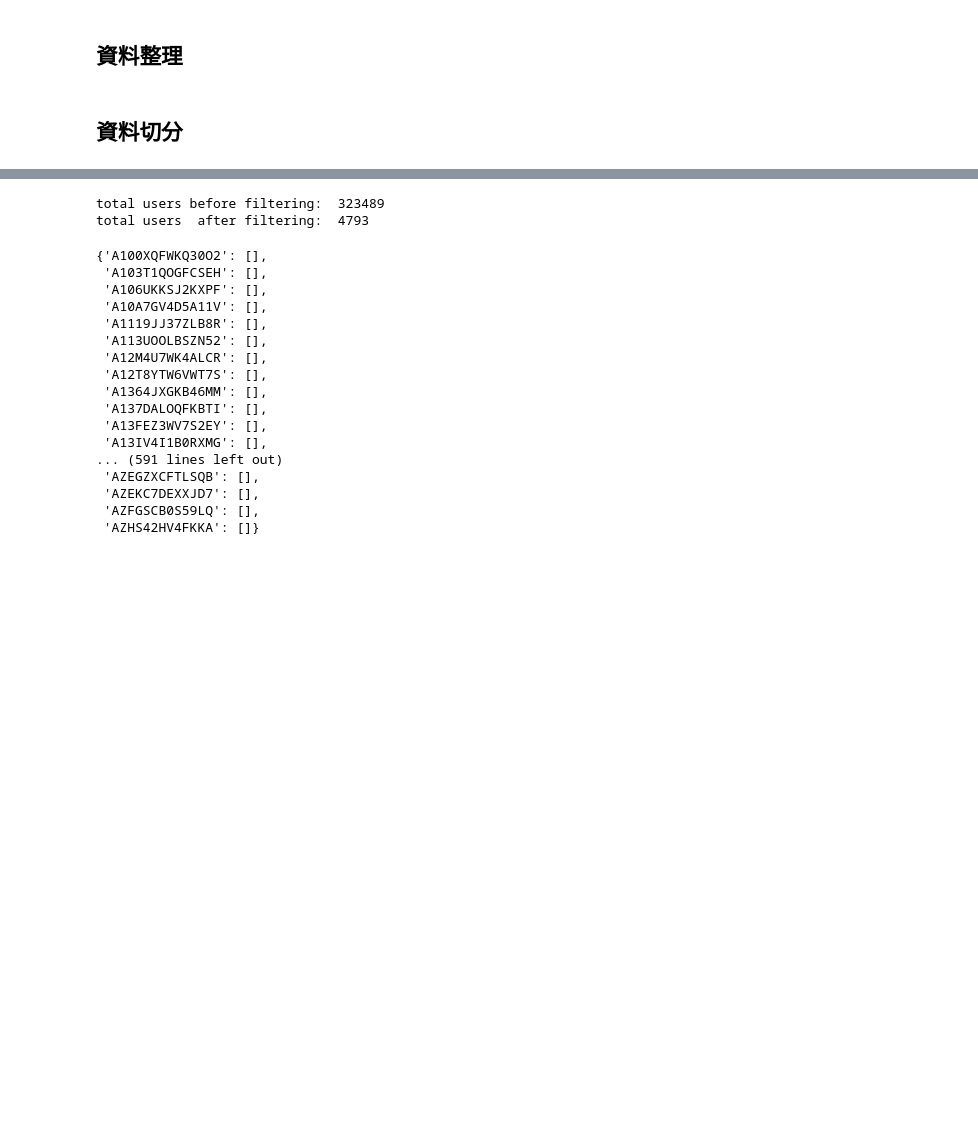
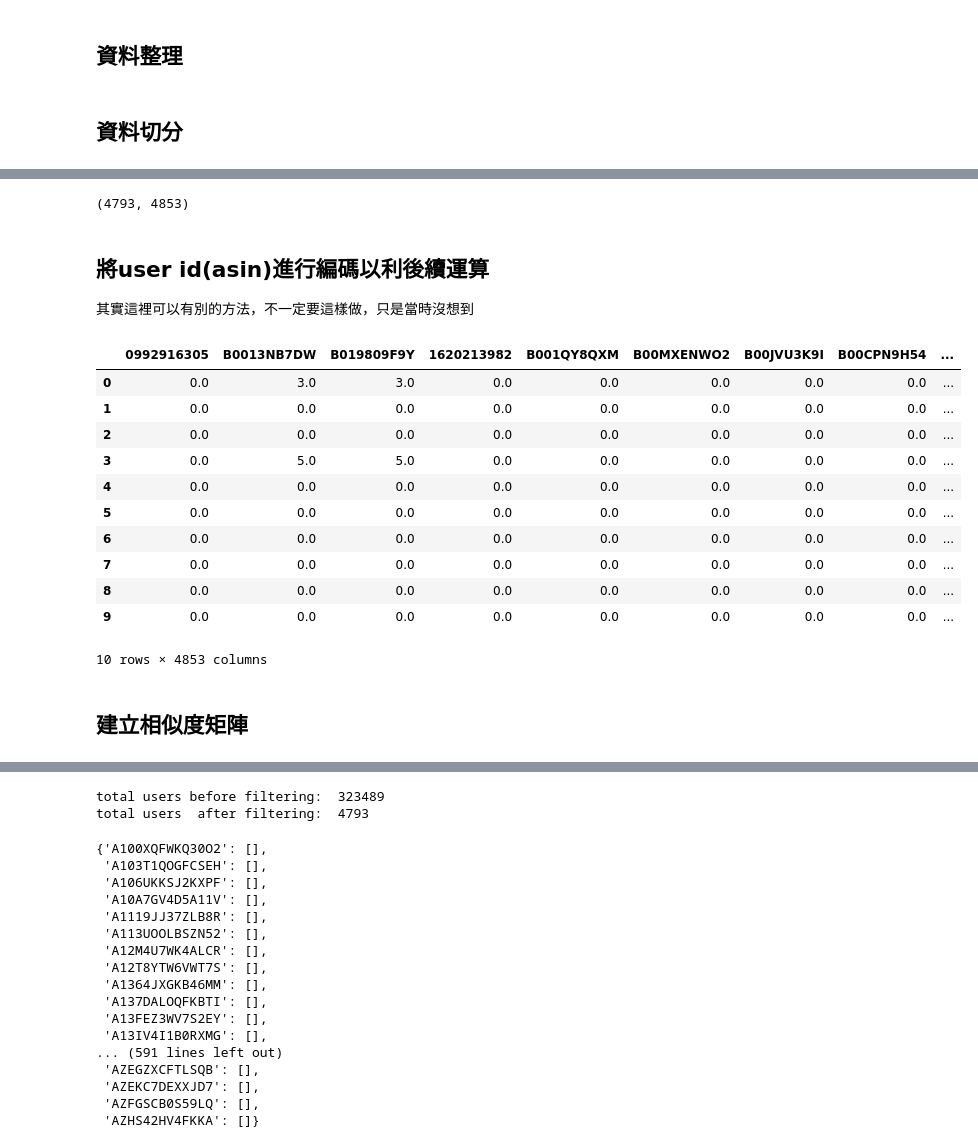
Before and after one commit to tony-chengchunchang/data-course-sample, a Jupyter notebook: sample-cf-used-based.ipynb, the cells around one changed output, grey strips where cells are left out. Cells and saved outputs as stored; diff of their text form; code cells hidden in the pictures; blank space fills up the shorter version.

```diff
--- a/sample-cf-used-based.ipynb
+++ b/sample-cf-used-based.ipynb
@@ -65,0 +133,30 @@ users = list(ratings_testings_by_user.keys())
+# %%
+user_item_matrix.shape
+# %% [output]
+(4793, 4853)
+# %% [markdown]
+## 將user id(asin)進行編碼以利後續運算
+其實這裡可以有別的方法，不一定要這樣做，只是當時沒想到
+# %%
+encoder = LabelEncoder()
+user_encoded = encoder.fit_transform(user_item_matrix.index)
+user_item_matrix.index = user_encoded
+user_item_matrix.fillna(0, inplace=True)
+user_item_matrix.sort_index(inplace=True)
+# %%
+user_item_matrix.head(10)
+# %% [output]
+|  | 0992916305 | B0013NB7DW | B019809F9Y | 1620213982 | B001QY8QXM | B00MXENWO2 | B00JVU3K9I | B00CPN9H54 | ... |
+| 0 | 0.0 | 3.0 | 3.0 | 0.0 | 0.0 | 0.0 | 0.0 | 0.0 | ... |
+| 1 | 0.0 | 0.0 | 0.0 | 0.0 | 0.0 | 0.0 | 0.0 | 0.0 | ... |
+| 2 | 0.0 | 0.0 | 0.0 | 0.0 | 0.0 | 0.0 | 0.0 | 0.0 | ... |
+| 3 | 0.0 | 5.0 | 5.0 | 0.0 | 0.0 | 0.0 | 0.0 | 0.0 | ... |
+| 4 | 0.0 | 0.0 | 0.0 | 0.0 | 0.0 | 0.0 | 0.0 | 0.0 | ... |
+| 5 | 0.0 | 0.0 | 0.0 | 0.0 | 0.0 | 0.0 | 0.0 | 0.0 | ... |
+| 6 | 0.0 | 0.0 | 0.0 | 0.0 | 0.0 | 0.0 | 0.0 | 0.0 | ... |
+| 7 | 0.0 | 0.0 | 0.0 | 0.0 | 0.0 | 0.0 | 0.0 | 0.0 | ... |
+| 8 | 0.0 | 0.0 | 0.0 | 0.0 | 0.0 | 0.0 | 0.0 | 0.0 | ... |
+| 9 | 0.0 | 0.0 | 0.0 | 0.0 | 0.0 | 0.0 | 0.0 | 0.0 | ... |
+10 rows × 4853 columns
+# %% [markdown]
+## 建立相似度矩陣
```
Also changed, not shown: parts of 18 cells of this notebook.
